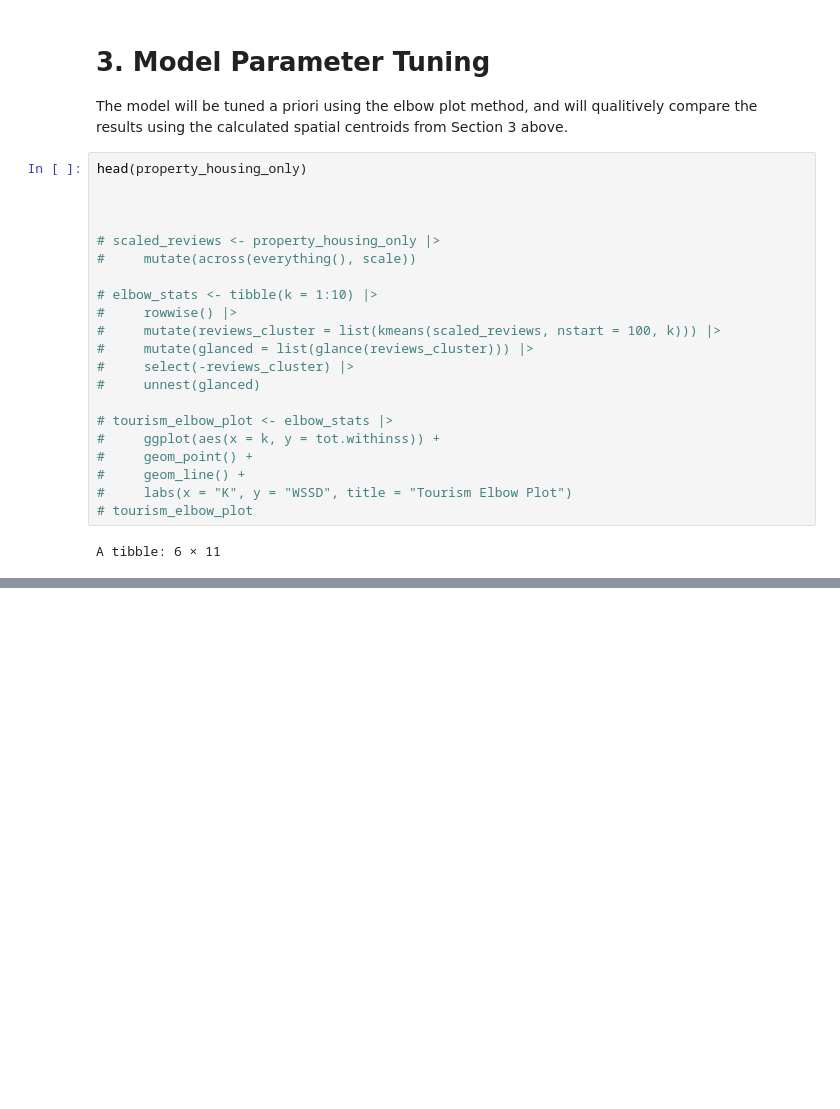
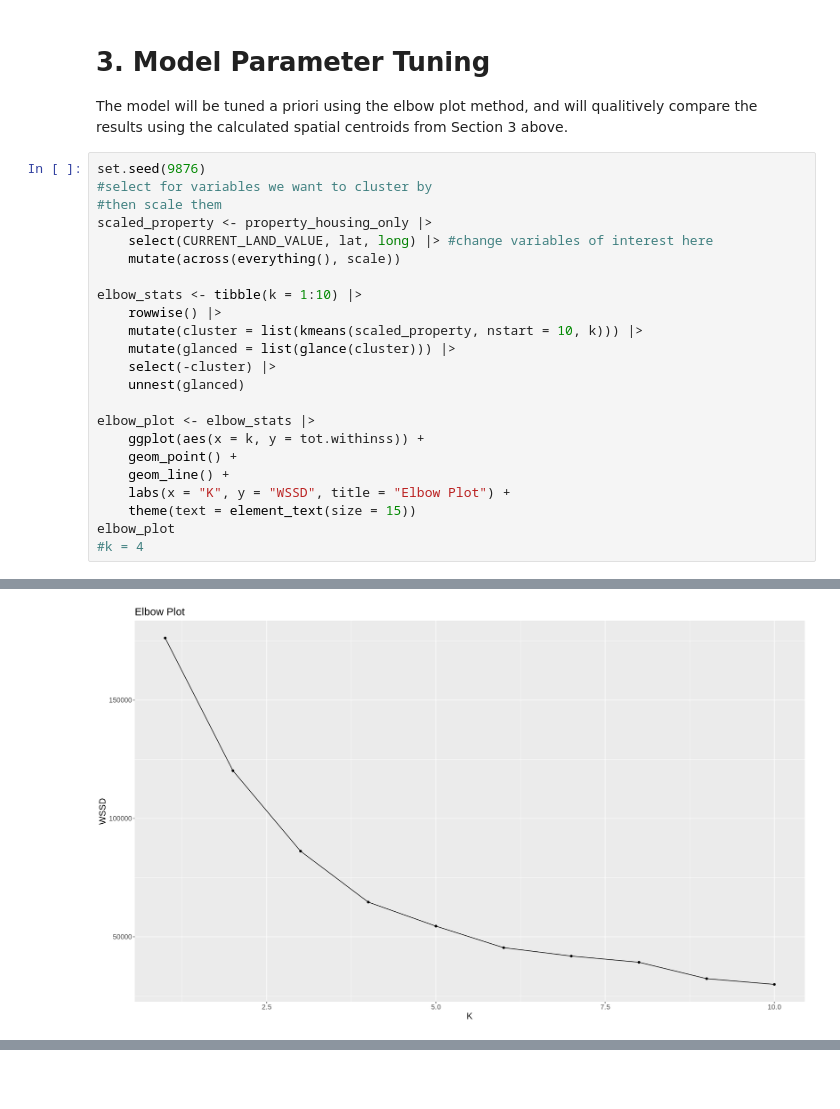
Before and after one commit to halarii/dsci100-2023s1-group-44, a Jupyter notebook: clustering-analysis.ipynb, the cells around one changed output, grey strips where cells are left out. Drawn from its saved outputs; the diff is of its cells as text; blank space fills up the shorter version.

Commit message:
tested a bunch of elbow plots

```diff
--- a/clustering-analysis.ipynb
+++ b/clustering-analysis.ipynb
@@ -165,25 +165,26 @@ strata_only_plot
 <h1> 3. Model Parameter Tuning </h1>
 The model will be tuned a priori using the elbow plot method, and will qualitively compare the results using the calculated spatial centroids from Section 3 above.
 # %%
-head(property_housing_only)
+set.seed(9876)
+#select for variables we want to cluster by
+#then scale them
+scaled_property <- property_housing_only |>
+    select(CURRENT_LAND_VALUE, lat, long) |> #change variables of interest here
+    mutate(across(everything(), scale))
 
+elbow_stats <- tibble(k = 1:10) |>
+    rowwise() |>
+    mutate(cluster = list(kmeans(scaled_property, nstart = 10, k))) |>
+    mutate(glanced = list(glance(cluster))) |>
+    select(-cluster) |>
+    unnest(glanced)
 
-
-# scaled_reviews <- property_housing_only |>
-#     mutate(across(everything(), scale))
-
-# elbow_stats <- tibble(k = 1:10) |>
-#     rowwise() |>
-#     mutate(reviews_cluster = list(kmeans(scaled_reviews, nstart = 100, k))) |>
-#     mutate(glanced = list(glance(reviews_cluster))) |>
-#     select(-reviews_cluster) |>
-#     unnest(glanced)
-
-# tourism_elbow_plot <- elbow_stats |>
-#     ggplot(aes(x = k, y = tot.withinss)) +
-#     geom_point() +
-#     geom_line() +
-#     labs(x = "K", y = "WSSD", title = "Tourism Elbow Plot")
-# tourism_elbow_plot
+elbow_plot <- elbow_stats |>
+    ggplot(aes(x = k, y = tot.withinss)) +
+    geom_point() +
+    geom_line() +
+    labs(x = "K", y = "WSSD", title = "Elbow Plot") +
+    theme(text = element_text(size = 15))
+elbow_plot
+#k = 4
 # %% [output]
-A tibble: 6 × 11
@@ -197,0 +191 @@ A tibble: 6 × 11
+[figure, added]
```
Also changed, not shown: parts of 3 cells of this notebook.
